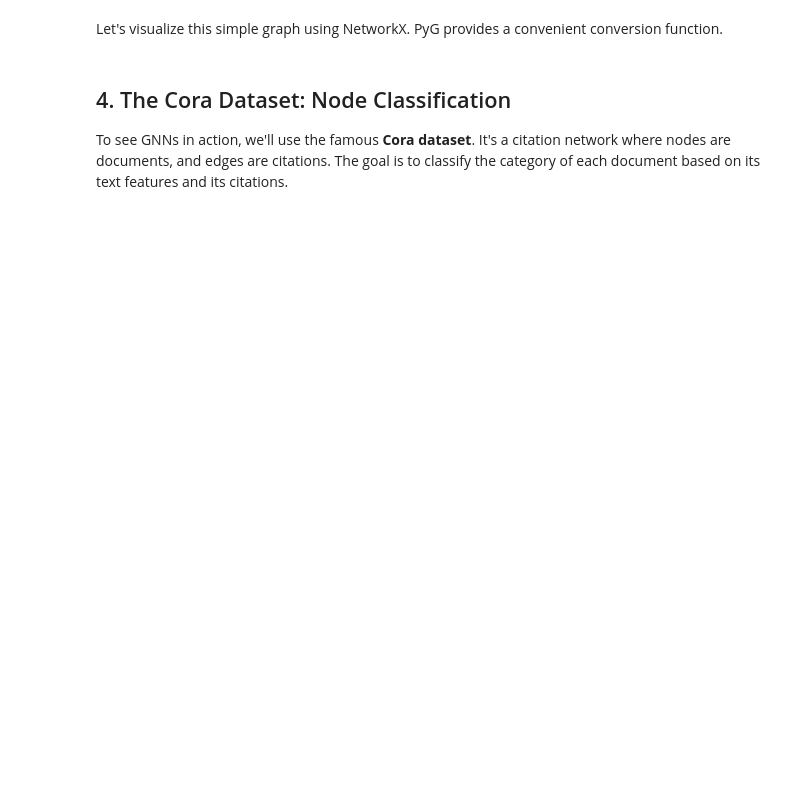
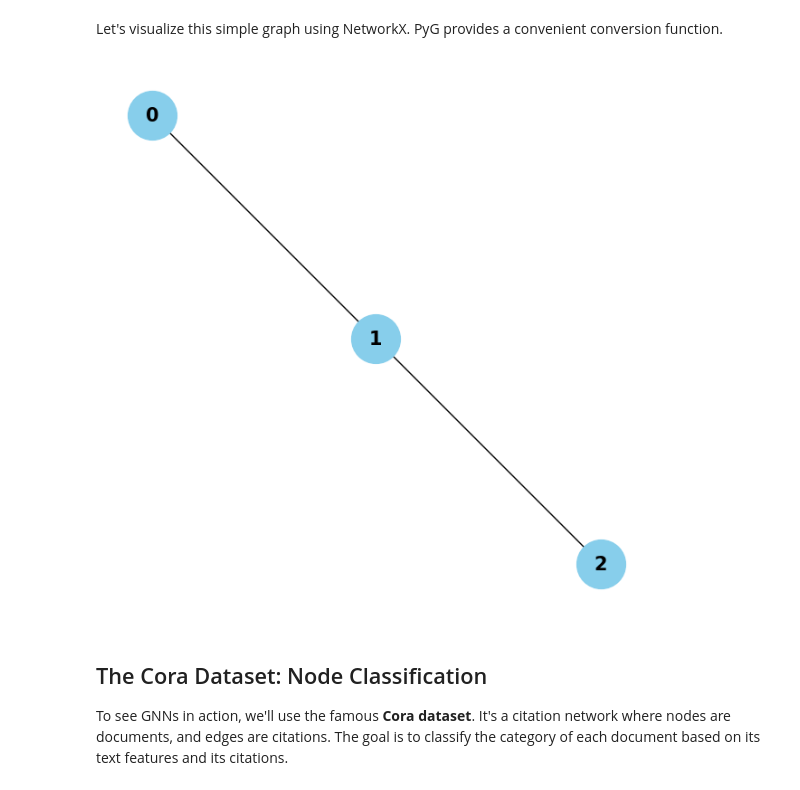
Before and after one commit to zeyujiang8800/MATH8800---Mathematical-Foundations-for-Deep-Learning---GNN, a Jupyter notebook: gnn.ipynb, the cells around one changed output. Saved outputs shown, nothing was run; the diff lists cells and outputs as text; code cells hidden in the pictures; blank space fills up the shorter version.

```diff
--- a/gnn.ipynb
+++ b/gnn.ipynb
@@ -51,16 +60,21 @@ print(data)
 Let's visualize this simple graph using NetworkX. PyG provides a convenient conversion function.
 # %%
 from torch_geometric.utils import to_networkx
+import os
+os.environ['KMP_DUPLICATE_LIB_OK'] = 'True'
+
 
 def visualize_graph(data):
     G = to_networkx(data, to_undirected=True)
     plt.figure(figsize=(6, 6))
     nx.draw(G, with_labels=True, node_color='skyblue', node_size=1500, font_weight='bold', font_size=15)
     plt.show()
 
 visualize_graph(data)
+# %% [output]
+[figure, added]
 # %% [markdown]
-## 4. The Cora Dataset: Node Classification
+## The Cora Dataset: Node Classification
 
 To see GNNs in action, we'll use the famous **Cora dataset**. It's a citation network where nodes are documents, and edges are citations. The goal is to classify the category of each document based on its text features and its citations.
 # %%
```
Also changed, not shown: parts of 25 cells of this notebook.
